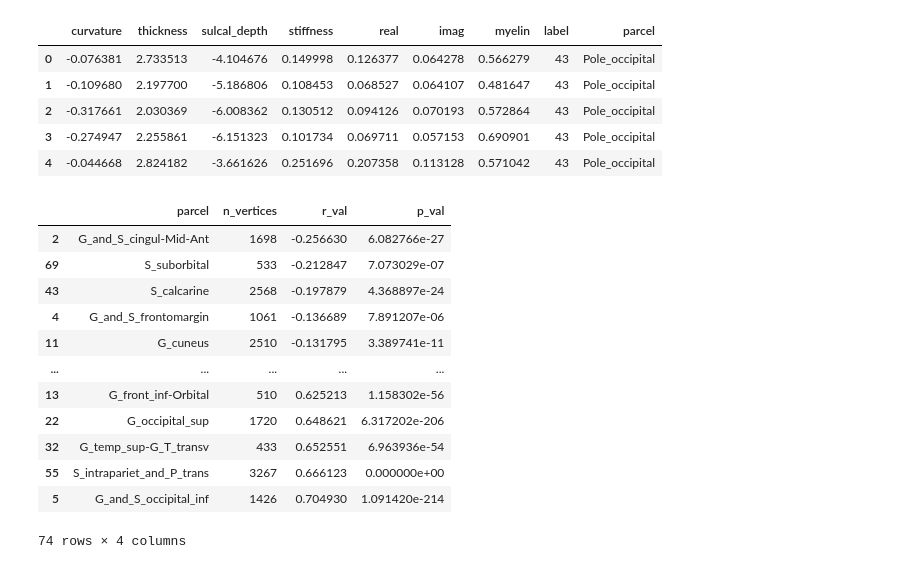
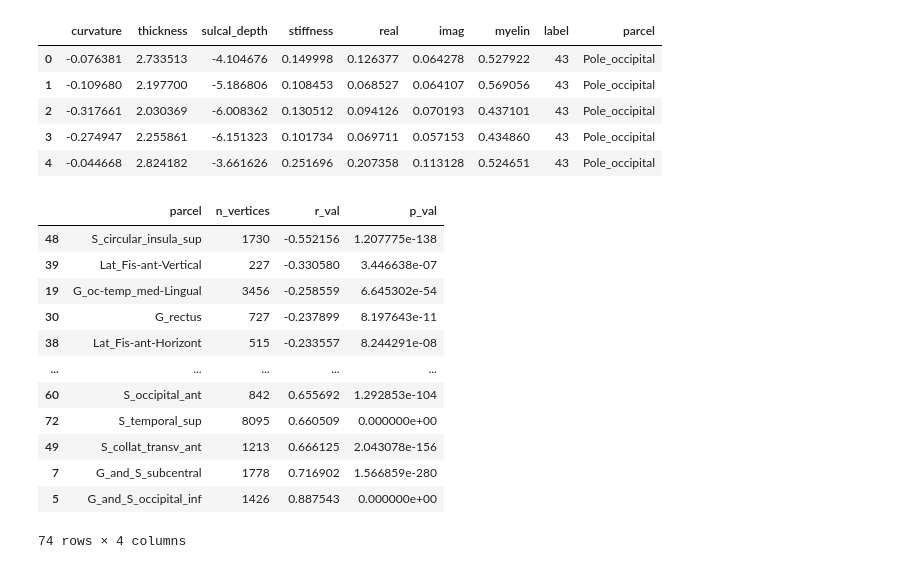
Before and after one commit to oana226/thesis, a Jupyter notebook: Regions.ipynb, the cells around one changed output. Cells and saved outputs as stored; diff of their text form; code cells hidden in the pictures.

```diff
--- a/Regions.ipynb
+++ b/Regions.ipynb
@@ -5,7 +5,7 @@ from pathlib import Path
 subid = "0001"
 
 # Base directories
-udel_dir = Path("/home/oana/UDel/UDELData")
+udel_dir = Path("/home/oana/UDel")
 udel_subj = udel_dir/f"U01_UDEL_{subid}_01_v3"
 udel_anatomy = udel_subj/f"U01_UDEL_{subid}_01_SLANT"
 fs_dir = udel_dir / "fsruns" / subid
@@ -18,10 +18,15 @@ mre_files = {
     "real": mre_dir / "MRE_real_in_T1_space.nii.gz",
     "imag": mre_dir / "MRE_imag_in_T1_space.nii.gz",
 }
-t1_path=fs_dir/"mri/T1.mgz"
+#t1w_path=fs_dir/"mri/T1.mgz"
 # T1W and T2w paths for later myelin calculation
-t1w_path = udel_anatomy/f"U01_UDEL_{subid}_01_MPRAGEPre_norm_deface.nii.gz"
-t2w_path = udel_anatomy/f"U01_UDEL_{subid}_01_3DT2_norm.nii.gz"
+#t1w_path = udel_anatomy/f"U01_UDEL_{subid}_01_MPRAGEPre_norm_deface.nii.gz"
+#t2w_path = udel_anatomy/f"U01_UDEL_{subid}_01_3DT2_norm.nii.gz"
+t1w_path = mre_dir/"T1_MNI_in_fs_space.nii.gz"
+t2w_path = mre_dir/"T2_MNI_in_fs_space.nii.gz"
+#udel_anatomy/f"U01_UDEL_{subid}_01_3DT2_norm.nii.gz"
+
+brainmask_path = mre_dir /"brainmask_fs.nii.gz"
 # %%
 import numpy as np
 import nibabel as nib
@@ -45,9 +50,9 @@ mid_layers = {
 }
 
 
-#mask_img = nib.load(str(brainmask_dir))
-#mask_data = mask_img.get_fdata()
-#mask_affine = mask_img.affine
+mask_img = nib.load(str(brainmask_path))
+mask_data = mask_img.get_fdata()
+mask_binary = mask_data > 0  # inside brain
 
 #surface_brainmask = {hemi: mid_layers[hemi].interpolate_to_nodes(mask_data, mask_affine) for hemi in ["lh","rh"]}
 
@@ -76,12 +81,12 @@ t2_data = t2_img.get_fdata()
 t1_affine = t1_img.affine
 
 
-#t1_masked = np.where(mask_data, t1_data, np.nan)
-#t2_masked = np.where(mask_data, t2_data, np.nan)
+t1_masked = np.where(mask_binary, t1_data, 0)
+t2_masked = np.where(mask_binary, t2_data, 0)
 
 #compute ratio only there both images arep positive
-valid = (t1_data > 0) & (t2_data > 0)
-myelin_data = np.where(valid, t1_data/(t2_data + 1e-3), 0)
+valid = (t1_masked > 0) & (t2_masked > 0)
+myelin_data = np.where(valid, t1_masked/(t2_masked + 1e-3), 0)
 
 # Interpolate myelin map to surface
 surface_myelin = {hemi: mid_layers[hemi].interpolate_to_nodes(myelin_data, t1_affine) for hemi in ["lh", "rh"]}
@@ -173,43 +210,43 @@ for hemi in ["lh","rh"]:
 df.head()
 # %% [output]
 |  | curvature | thickness | sulcal_depth | stiffness | real | imag | myelin | label | parcel |
-| 0 | -0.076381 | 2.733513 | -4.104676 | 0.149998 | 0.126377 | 0.064278 | 0.566279 | 43 | Pole_occipital |
-| 1 | -0.109680 | 2.197700 | -5.186806 | 0.108453 | 0.068527 | 0.064107 | 0.481647 | 43 | Pole_occipital |
-| 2 | -0.317661 | 2.030369 | -6.008362 | 0.130512 | 0.094126 | 0.070193 | 0.572864 | 43 | Pole_occipital |
-| 3 | -0.274947 | 2.255861 | -6.151323 | 0.101734 | 0.069711 | 0.057153 | 0.690901 | 43 | Pole_occipital |
-| 4 | -0.044668 | 2.824182 | -3.661626 | 0.251696 | 0.207358 | 0.113128 | 0.571042 | 43 | Pole_occipital |
+| 0 | -0.076381 | 2.733513 | -4.104676 | 0.149998 | 0.126377 | 0.064278 | 0.527922 | 43 | Pole_occipital |
+| 1 | -0.109680 | 2.197700 | -5.186806 | 0.108453 | 0.068527 | 0.064107 | 0.569056 | 43 | Pole_occipital |
+| 2 | -0.317661 | 2.030369 | -6.008362 | 0.130512 | 0.094126 | 0.070193 | 0.437101 | 43 | Pole_occipital |
+| 3 | -0.274947 | 2.255861 | -6.151323 | 0.101734 | 0.069711 | 0.057153 | 0.434860 | 43 | Pole_occipital |
+| 4 | -0.044668 | 2.824182 | -3.661626 | 0.251696 | 0.207358 | 0.113128 | 0.524651 | 43 | Pole_occipital |
 # %%
 from scipy.stats import spearmanr
 results=[]
 
 for parcel, g in df.groupby("parcel"):
     if len(g)<50:
         continue
 
-    r,p=spearmanr(g["stiffness"],g["curvature"],nan_policy="omit")
+    r,p=spearmanr(g["stiffness"],g["sulcal_depth"],nan_policy="omit")
 
     results.append({
         "parcel":parcel,
         "n_vertices":len(g),
         "r_val":r,
         "p_val":p
     })
 
 parcel_stats=pd.DataFrame(results)
 parcel_stats.sort_values("r_val",ascending=True)
 # %% [output]
 |  | parcel | n_vertices | r_val | p_val |
-| 2 | G_and_S_cingul-Mid-Ant | 1698 | -0.256630 | 6.082766e-27 |
-| 69 | S_suborbital | 533 | -0.212847 | 7.073029e-07 |
-| 43 | S_calcarine | 2568 | -0.197879 | 4.368897e-24 |
-| 4 | G_and_S_frontomargin | 1061 | -0.136689 | 7.891207e-06 |
-| 11 | G_cuneus | 2510 | -0.131795 | 3.389741e-11 |
+| 48 | S_circular_insula_sup | 1730 | -0.552156 | 1.207775e-138 |
+| 39 | Lat_Fis-ant-Vertical | 227 | -0.330580 | 3.446638e-07 |
+| 19 | G_oc-temp_med-Lingual | 3456 | -0.258559 | 6.645302e-54 |
+| 30 | G_rectus | 727 | -0.237899 | 8.197643e-11 |
+| 38 | Lat_Fis-ant-Horizont | 515 | -0.233557 | 8.244291e-08 |
 | ... | ... | ... | ... | ... |
-| 13 | G_front_inf-Orbital | 510 | 0.625213 | 1.158302e-56 |
-| 22 | G_occipital_sup | 1720 | 0.648621 | 6.317202e-206 |
-| 32 | G_temp_sup-G_T_transv | 433 | 0.652551 | 6.963936e-54 |
-| 55 | S_intrapariet_and_P_trans | 3267 | 0.666123 | 0.000000e+00 |
-| 5 | G_and_S_occipital_inf | 1426 | 0.704930 | 1.091420e-214 |
+| 60 | S_occipital_ant | 842 | 0.655692 | 1.292853e-104 |
+| 72 | S_temporal_sup | 8095 | 0.660509 | 0.000000e+00 |
+| 49 | S_collat_transv_ant | 1213 | 0.666125 | 2.043078e-156 |
+| 7 | G_and_S_subcentral | 1778 | 0.716902 | 1.566859e-280 |
+| 5 | G_and_S_occipital_inf | 1426 | 0.887543 | 0.000000e+00 |
 74 rows × 4 columns
 # %%
 from statsmodels.stats.multitest import multipletests
```
Also changed, not shown: parts of 13 cells of this notebook.
